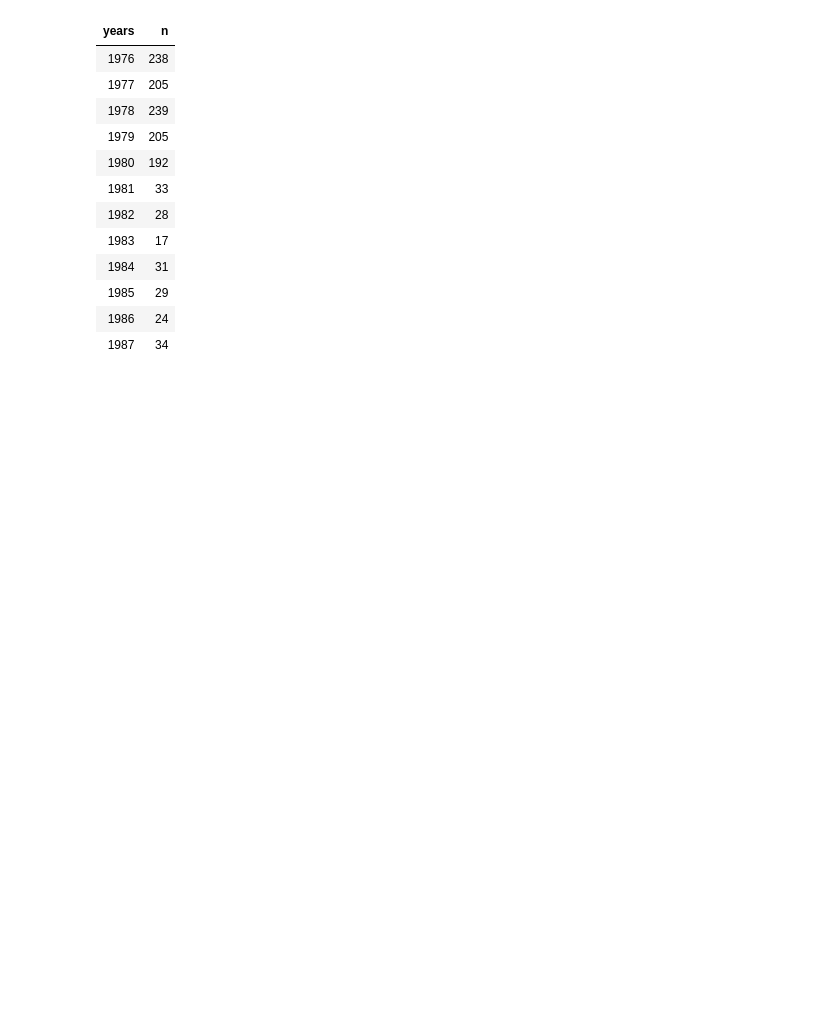
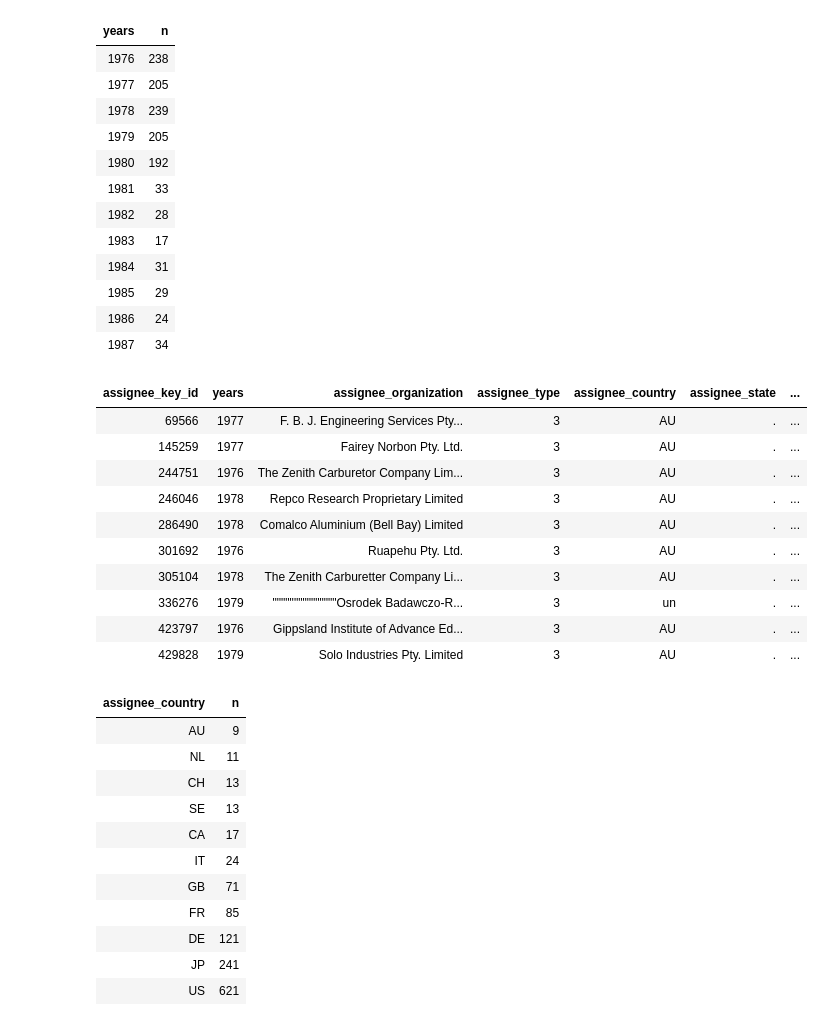
Before and after one commit to GabyMartinez/Data_Analysis_Python_R, a Jupyter notebook: Data Cleaning/Gabrielle_Martinez_asn4.ipynb, the cells around one changed output. Saved outputs shown, nothing was run; the diff lists cells and outputs as text; code cells hidden in the pictures; blank space fills up the shorter version.

```diff
--- a/Data Cleaning/Gabrielle_Martinez_asn4.ipynb
+++ b/Data Cleaning/Gabrielle_Martinez_asn4.ipynb
@@ -757,3 +857,37 @@ Adding missing grouping variables: `assignee_key_id`, `assignee_organization`, `
+# %%
+#have to fix country codes - again
+firms %>%
+    filter(assignee_country == 'AU'| assignee_country == 'un')
+#UGH DE & DT are both Germany
+#SW & SE are both Sweden
+#EN & GB are both England/UK
+
+#list
+firms %>% group_by(assignee_country) %>% count() %>% arrange(n,desc()) %>% tail(11) #%>% select(assignee_country) -> list
+# %% [output]
+| assignee_key_id | years | assignee_organization | assignee_type | assignee_country | assignee_state | ... |
+| 69566 | 1977 | F. B. J. Engineering Services Pty... | 3 | AU | . | ... |
+| 145259 | 1977 | Fairey Norbon Pty. Ltd. | 3 | AU | . | ... |
+| 244751 | 1976 | The Zenith Carburetor Company Lim... | 3 | AU | . | ... |
+| 246046 | 1978 | Repco Research Proprietary Limited | 3 | AU | . | ... |
+| 286490 | 1978 | Comalco Aluminium (Bell Bay) Limited | 3 | AU | . | ... |
+| 301692 | 1976 | Ruapehu Pty. Ltd. | 3 | AU | . | ... |
+| 305104 | 1978 | The Zenith Carburetter Company Li... | 3 | AU | . | ... |
+| 336276 | 1979 | """""""""""""""Osrodek Badawczo-R... | 3 | un | . | ... |
+| 423797 | 1976 | Gippsland Institute of Advance Ed... | 3 | AU | . | ... |
+| 429828 | 1979 | Solo Industries Pty. Limited | 3 | AU | . | ... |
+| assignee_country | n |
+| AU | 9 |
+| NL | 11 |
+| CH | 13 |
+| SE | 13 |
+| CA | 17 |
+| IT | 24 |
+| GB | 71 |
+| FR | 85 |
+| DE | 121 |
+| JP | 241 |
+| US | 621 |
 # %%
 #bloopers and defunct code for my own reference (I don't like deleting code)
 #group_by org and year to get the number of patents by year for each firm
```
Also changed, not shown: parts of 12 cells of this notebook, 2 other files.
